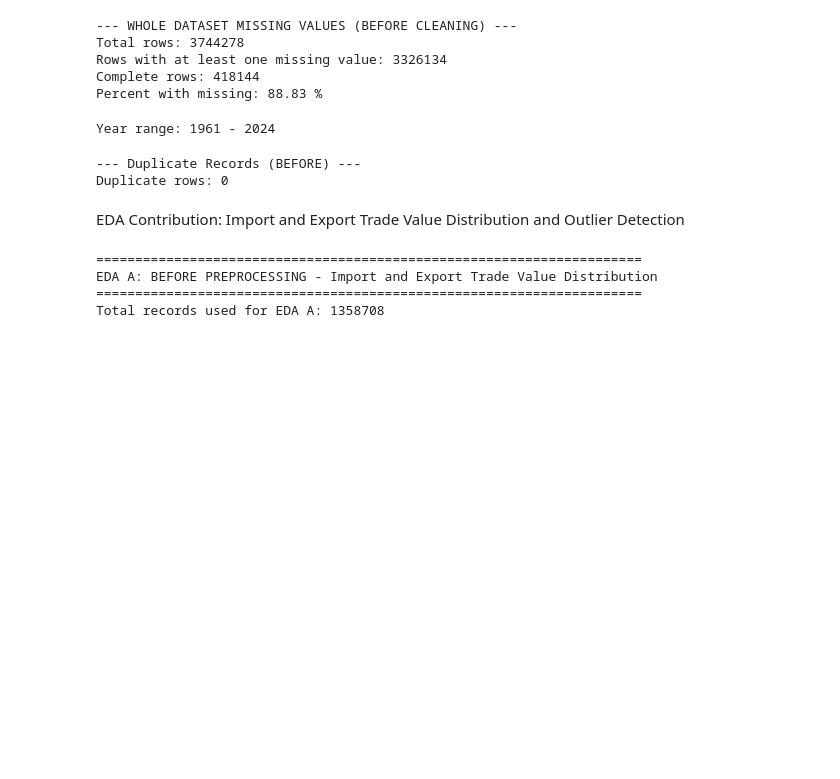
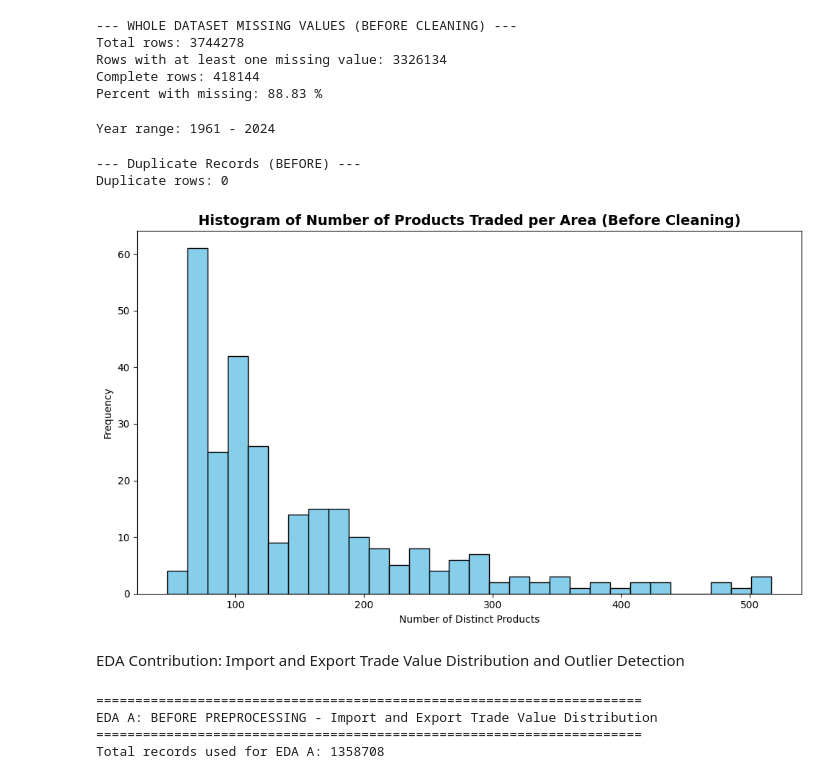
Before and after one commit to prodigal94/food-safe-bots, a Jupyter notebook: EDA.ipynb, the cells around one changed output. Drawn from its saved outputs; the diff is of its cells as text; code cells hidden in the pictures; blank space fills up the shorter version.

Commit message:
EDA Histogram of number of distinct products traded per area

```diff
--- a/EDA.ipynb
+++ b/EDA.ipynb
@@ -178,6 +178,24 @@ plt.show()
 
 #world_trade_tonnes_df.show()
 #print(world_trade_tonnes_df.count())
+# %%
+# Histogram of Number of Distinct Products Traded per Area (Before Cleaning)
+
+products_per_area_before = df_before.groupBy("Area").agg(
+    F.countDistinct("Item").alias("num_products")
+)
+
+products_per_area_before_pd = products_per_area_before.toPandas()
+
+plt.figure(figsize=(10, 6))
+plt.hist(products_per_area_before_pd["num_products"], bins=30, color="skyblue", edgecolor="black")
+plt.title("Histogram of Number of Products Traded per Area (Before Cleaning)", fontsize=14, fontweight="bold")
+plt.xlabel("Number of Distinct Products")
+plt.ylabel("Frequency")
+plt.tight_layout()
+plt.show()
+# %% [output]
+[figure, added]
 # %%
 # DATA CLEANING
 print("\n" + "=" * 60)
```
Also changed, not shown: parts of 1 cell of this notebook.
